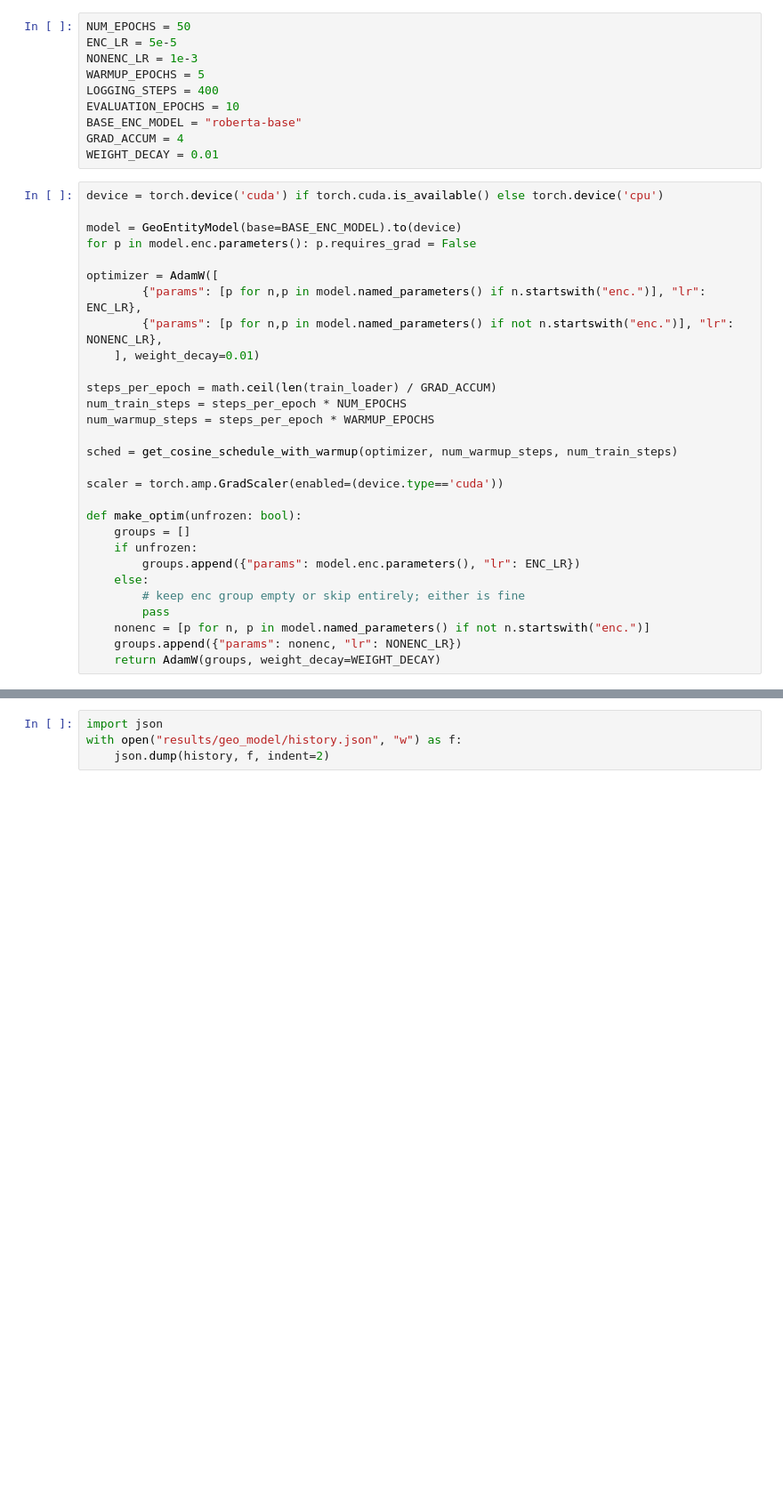
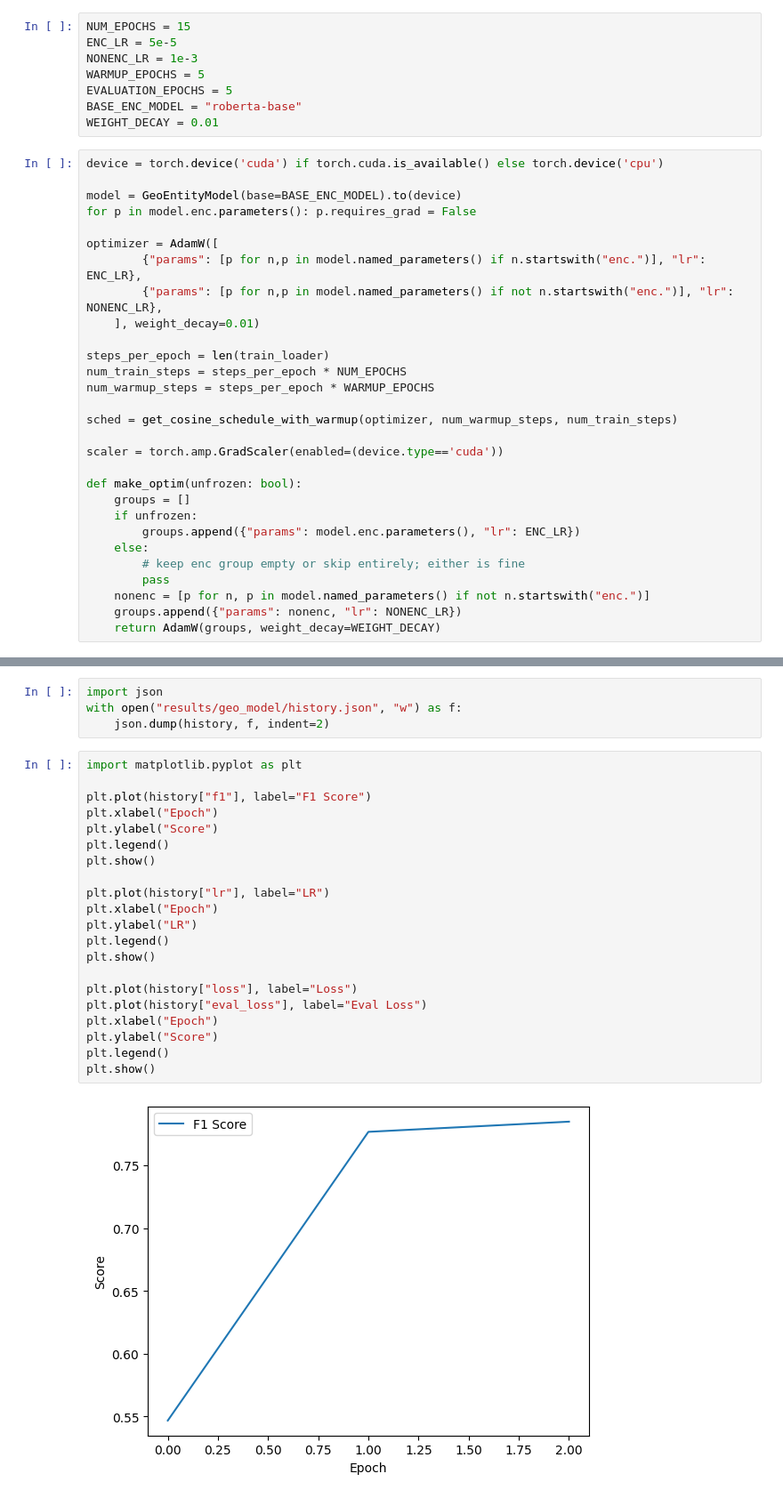
Before and after one commit to HarryRMorrison/GeoTKG, a Jupyter notebook: Train_geo.ipynb, the cells around one changed output, grey strips where cells are left out. Shown at 89% size. Drawn from its saved outputs; the diff is of its cells as text; blank space fills up the shorter version.

```diff
--- a/Train_geo.ipynb
+++ b/Train_geo.ipynb
@@ -13,14 +13,12 @@ eval = GeoDataset(cleandata_path + "eval.json")
 train_loader = DataLoader(train, batch_size=8, shuffle=True, collate_fn=collator)
 eval_loader = DataLoader(eval, batch_size=8, shuffle=False, collate_fn=collator)
 # %%
-NUM_EPOCHS = 50
+NUM_EPOCHS = 15
 ENC_LR = 5e-5
 NONENC_LR = 1e-3
 WARMUP_EPOCHS = 5
-LOGGING_STEPS = 400
-EVALUATION_EPOCHS = 10
+EVALUATION_EPOCHS = 5
 BASE_ENC_MODEL = "roberta-base"
-GRAD_ACCUM = 4
 WEIGHT_DECAY = 0.01
 # %%
 device = torch.device('cuda') if torch.cuda.is_available() else torch.device('cpu')
@@ -33,7 +31,7 @@ optimizer = AdamW([
         {"params": [p for n,p in model.named_parameters() if not n.startswith("enc.")], "lr": NONENC_LR},
     ], weight_decay=0.01)
 
-steps_per_epoch = math.ceil(len(train_loader) / GRAD_ACCUM)
+steps_per_epoch = len(train_loader)
 num_train_steps = steps_per_epoch * NUM_EPOCHS
 num_warmup_steps = steps_per_epoch * WARMUP_EPOCHS
 
@@ -160,3 +136,26 @@ model.save("results/geo_model/")
 import json
 with open("results/geo_model/history.json", "w") as f:
     json.dump(history, f, indent=2)
+# %%
+import matplotlib.pyplot as plt
+
+plt.plot(history["f1"], label="F1 Score")
+plt.xlabel("Epoch")
+plt.ylabel("Score")
+plt.legend()
+plt.show()
+
+plt.plot(history["lr"], label="LR")
+plt.xlabel("Epoch")
+plt.ylabel("LR")
+plt.legend()
+plt.show()
+
+plt.plot(history["loss"], label="Loss")
+plt.plot(history["eval_loss"], label="Eval Loss")
+plt.xlabel("Epoch")
+plt.ylabel("Score")
+plt.legend()
+plt.show()
+# %% [output]
+[figure, new version]
```
Also changed, not shown: parts of 5 cells of this notebook, 7 other files.
